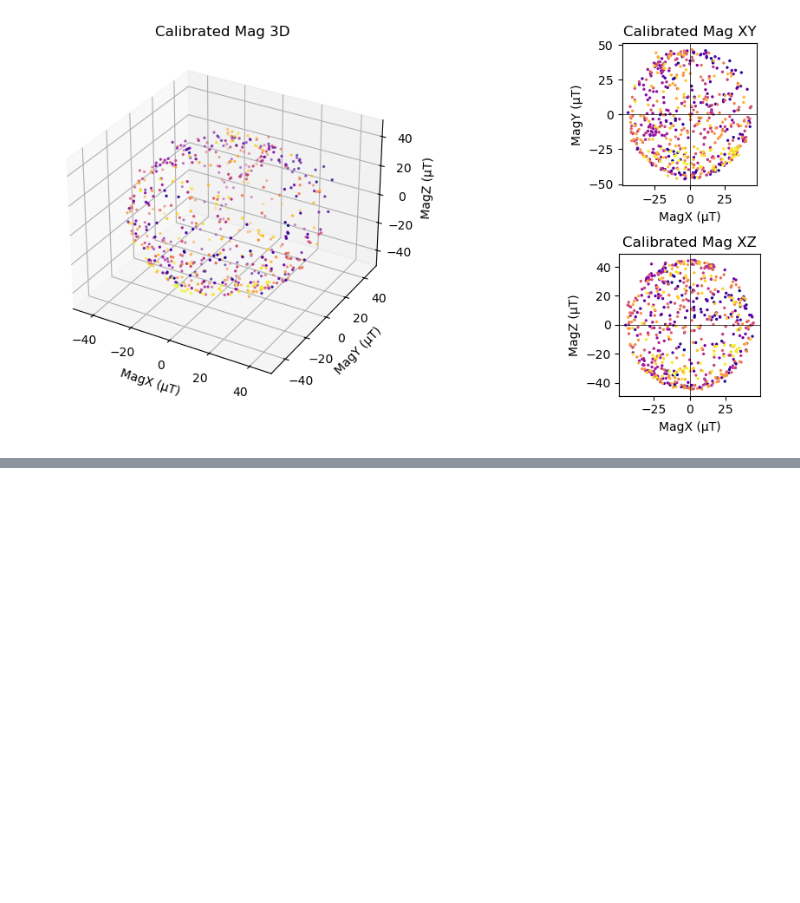
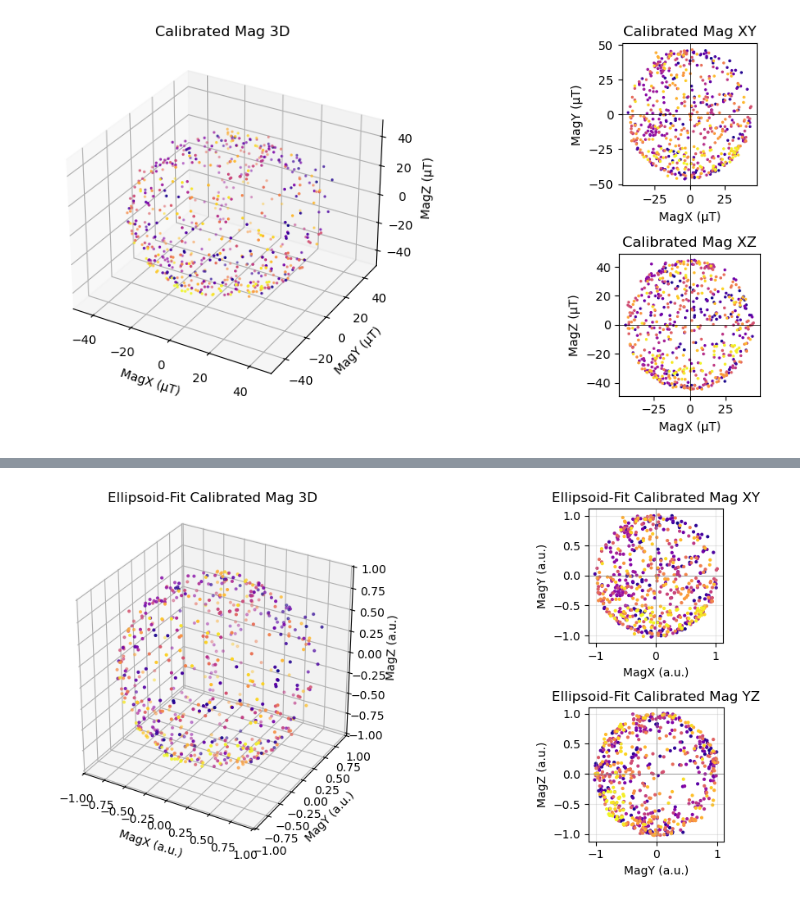
Before and after one commit to markus-gokan/MAE223_Team6, a Jupyter notebook: Full_Notebook.ipynb, the cells around one changed output, grey strips where cells are left out. Drawn from its saved outputs; the diff is of its cells as text; code cells hidden in the pictures; blank space fills up the shorter version.

```diff
--- a/Full_Notebook.ipynb
+++ b/Full_Notebook.ipynb
@@ -153,0 +248,55 @@ Write down your hard iron offsets — you will need them in the firmware and the
+# %%
+# ---------------------------------------
+# Plotting
+# ---------------------------------------
+fig = plt.figure(figsize=(12, 5))
+gs = GridSpec(2, 2, width_ratios=[1, 1.5])
+
+# 3D
+ax3d = fig.add_subplot(gs[:, 0], projection='3d')
+ax3d.scatter(mx_fit, my_fit, mz_fit, s=4, c=t, cmap='plasma')
+ax3d.set_title('Ellipsoid-Fit Calibrated Mag 3D')
+ax3d.set_xlabel('MagX (a.u.)')
+ax3d.set_ylabel('MagY (a.u.)')
+ax3d.set_zlabel('MagZ (a.u.)')
+
+xlim = [np.min(mx_fit), np.max(mx_fit)]
+ylim = [np.min(my_fit), np.max(my_fit)]
+zlim = [np.min(mz_fit), np.max(mz_fit)]
+
+max_range = max(xlim[1]-xlim[0], ylim[1]-ylim[0], zlim[1]-zlim[0]) / 2
+xmid = np.mean(xlim)
+ymid = np.mean(ylim)
+zmid = np.mean(zlim)
+
+ax3d.set_xlim(xmid - max_range, xmid + max_range)
+ax3d.set_ylim(ymid - max_range, ymid + max_range)
+ax3d.set_zlim(zmid - max_range, zmid + max_range)
+ax3d.set_box_aspect((1, 1, 1))
+
+# XY
+ax_xy = fig.add_subplot(gs[0, 1])
+ax_xy.scatter(mx_fit, my_fit, s=4, c=t, cmap='plasma')
+ax_xy.set_aspect('equal')
+ax_xy.set_title('Ellipsoid-Fit Calibrated Mag XY')
+ax_xy.set_xlabel('MagX (a.u.)')
+ax_xy.set_ylabel('MagY (a.u.)')
+ax_xy.axhline(0, color='gray', lw=0.5)
+ax_xy.axvline(0, color='gray', lw=0.5)
+ax_xy.grid(True, alpha=0.3)
+
+# YZ
+ax_yz = fig.add_subplot(gs[1, 1])
+ax_yz.scatter(my_fit, mz_fit, s=4, c=t, cmap='plasma')
+ax_yz.set_aspect('equal')
+ax_yz.set_title('Ellipsoid-Fit Calibrated Mag YZ')
+ax_yz.set_xlabel('MagY (a.u.)')
+ax_yz.set_ylabel('MagZ (a.u.)')
+ax_yz.axhline(0, color='gray', lw=0.5)
+ax_yz.axvline(0, color='gray', lw=0.5)
+ax_yz.grid(True, alpha=0.3)
+
+plt.tight_layout()
+plt.show()
+# %% [output]
+[figure, added]
```
Also changed, not shown: parts of 6 cells of this notebook.
